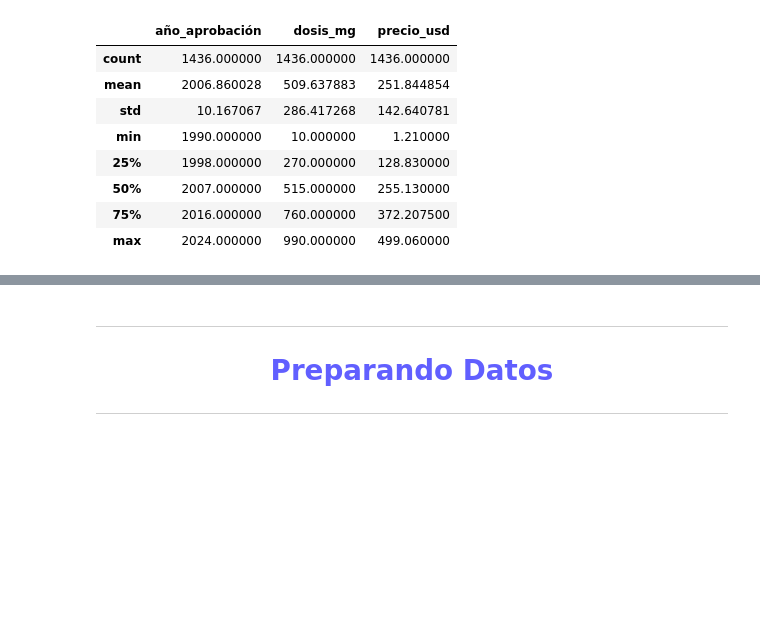
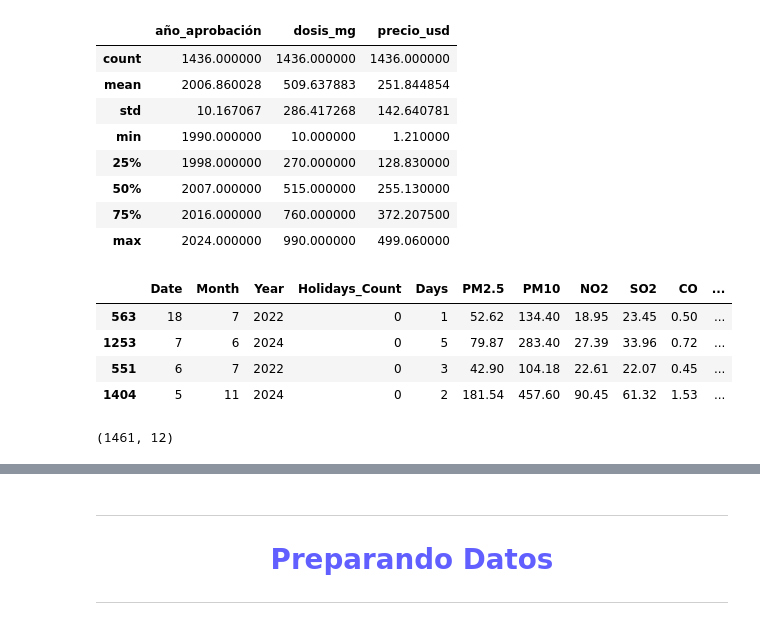
Before and after one commit to r2x4/aprendiendo_machine, a Jupyter notebook: machine.ipynb, the cells around one changed output, grey strips where cells are left out. Drawn from its saved outputs; the diff is of its cells as text; code cells hidden in the pictures; blank space fills up the shorter version.

```diff
--- a/machine.ipynb
+++ b/machine.ipynb
@@ -163,3 +163,17 @@ data.describe()
 | 50% | 2007.000000 | 515.000000 | 255.130000 |
 | 75% | 2016.000000 | 760.000000 | 372.207500 |
 | max | 2024.000000 | 990.000000 | 499.060000 |
+# %%
+datos_2 = pd.read_csv('/content/final_dataset.csv')
+# %%
+datos_2.sample(4)
+# %% [output]
+|  | Date | Month | Year | Holidays_Count | Days | PM2.5 | PM10 | NO2 | SO2 | CO | ... |
+| 563 | 18 | 7 | 2022 | 0 | 1 | 52.62 | 134.40 | 18.95 | 23.45 | 0.50 | ... |
+| 1253 | 7 | 6 | 2024 | 0 | 5 | 79.87 | 283.40 | 27.39 | 33.96 | 0.72 | ... |
+| 551 | 6 | 7 | 2022 | 0 | 3 | 42.90 | 104.18 | 22.61 | 22.07 | 0.45 | ... |
+| 1404 | 5 | 11 | 2024 | 0 | 2 | 181.54 | 457.60 | 90.45 | 61.32 | 1.53 | ... |
+# %%
+datos_2.shape
+# %% [output]
+(1461, 12)
```
Also changed, not shown: parts of 30 cells of this notebook.
